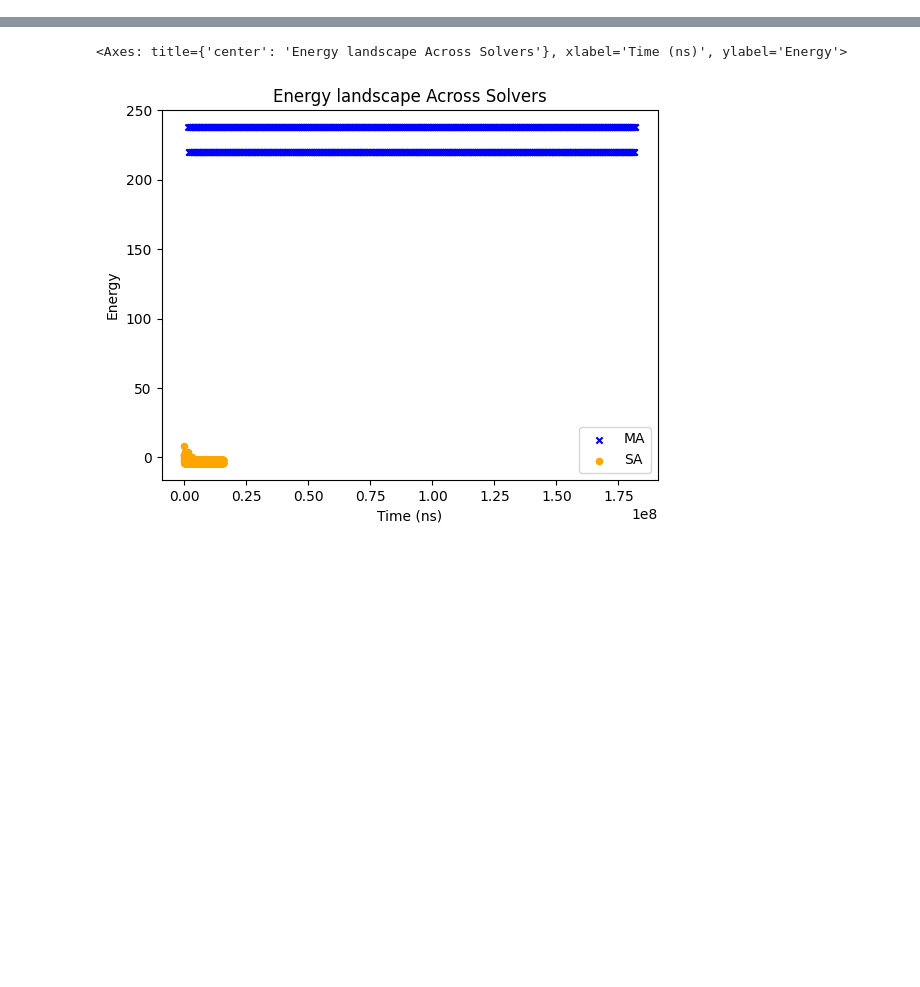
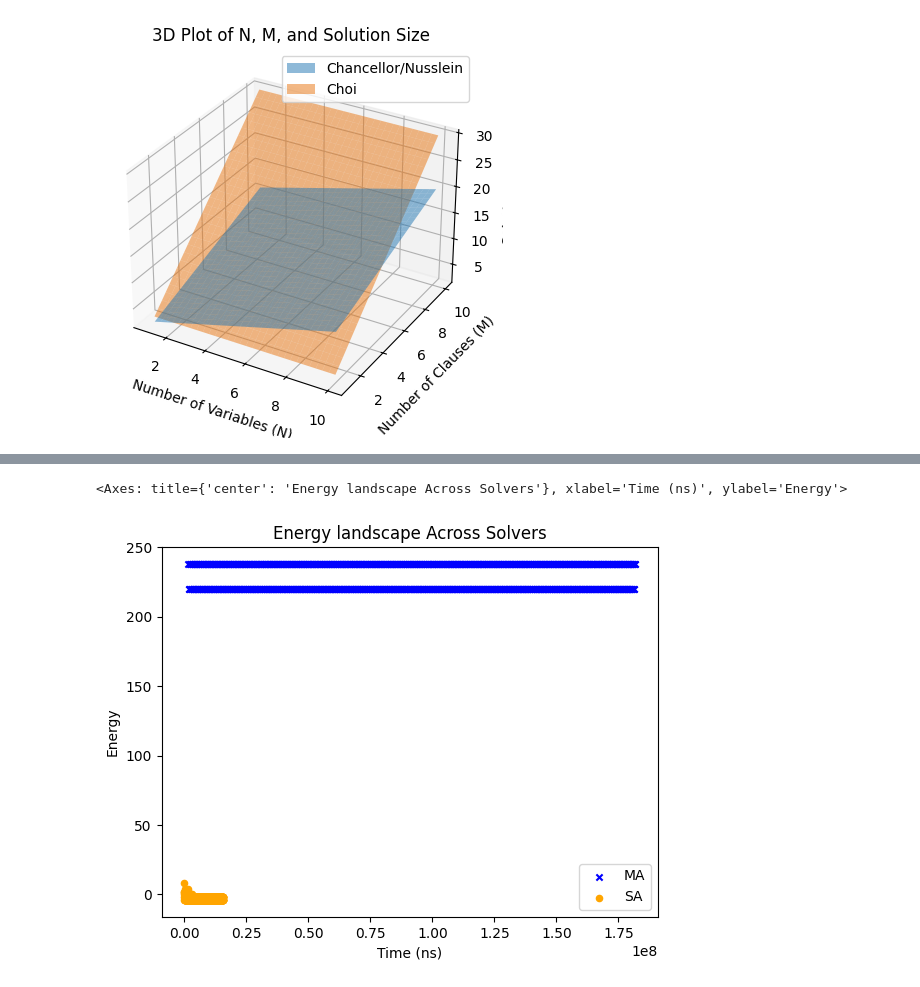
Before and after one commit to dthelegend/diss, a Jupyter notebook: analysis.ipynb, the cells around one changed output, grey strips where cells are left out. Cells and saved outputs as stored; diff of their text form; code cells hidden in the pictures; blank space fills up the shorter version.

```diff
--- a/analysis.ipynb
+++ b/analysis.ipynb
@@ -1,3 +1,45 @@
 # %%
 import pandas as pd
 import matplotlib.pyplot as plt
+# %%
+import numpy as np
+import matplotlib.pyplot as plt
+from mpl_toolkits.mplot3d import Axes3D
+
+# Define the equation functions
+def Chancellor(N, M):
+    return N + M
+
+def Choi(N, M):
+    return 3 * M
+
+# Create a meshgrid of N and M values
+N = np.linspace(1, 10, 30)
+M = np.linspace(1, 10, 30)
+N, M = np.meshgrid(N, M)
+
+# Evaluate the equations on the meshgrid
+sol1 = Chancellor(N, M)
+sol2 = Choi(N, M)
+
+# Create a 3D figure
+fig = plt.figure()
+ax = fig.add_subplot(111, projection='3d')
+
+# Plot the equations
+ax.plot_surface(N, M, sol1, label='Chancellor/Nusslein', alpha=0.5)
+ax.plot_surface(N, M, sol2, label='Choi', alpha=0.5)
+
+# Set labels and title
+ax.set_xlabel('Number of Variables (N)')
+ax.set_ylabel('Number of Clauses (M)')
+ax.set_zlabel('Solution Size')
+ax.set_title('3D Plot of N, M, and Solution Size')
+
+# Add a legend
+ax.legend()
+
+# Show the plot
+plt.show()
+# %% [output]
+[figure, added]
```
Also changed, not shown: parts of 11 cells of this notebook, 17 other files.
